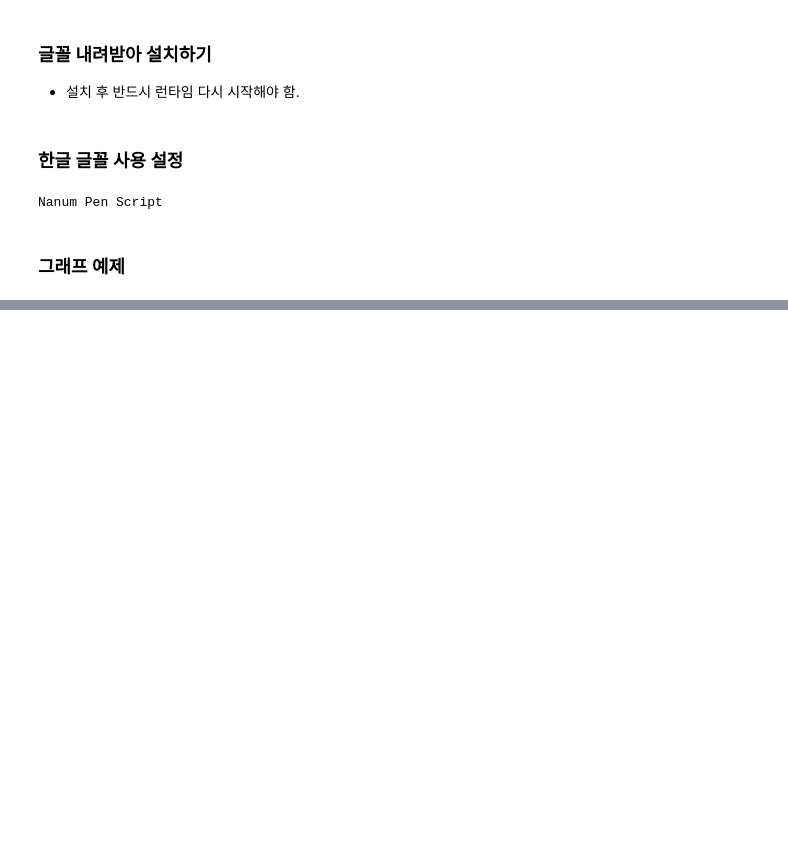
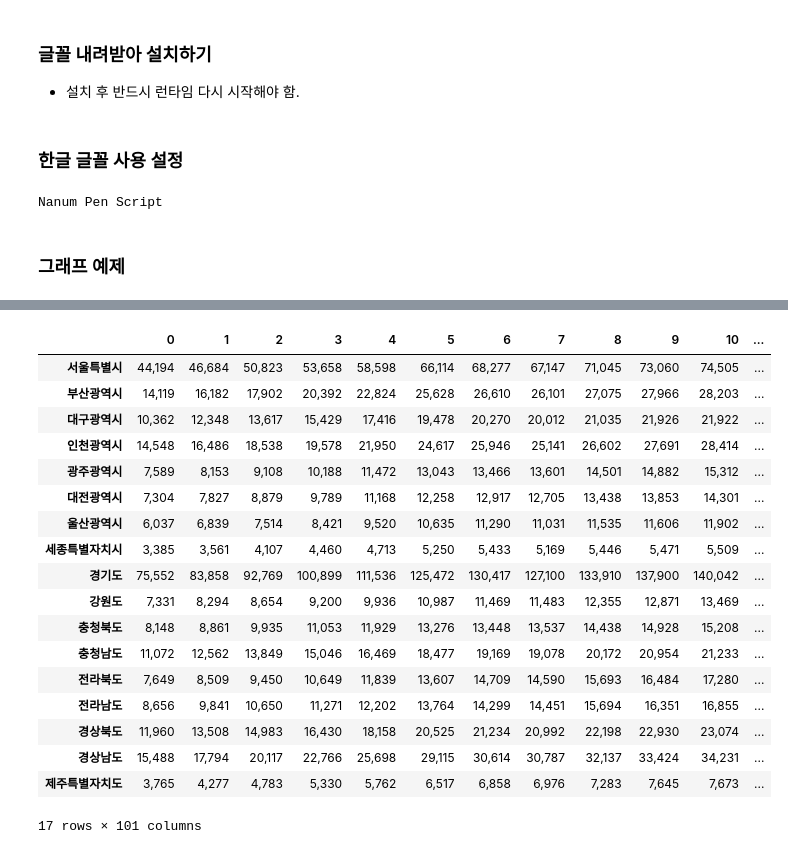
Before and after one commit to hvyrain/pythonall, a Jupyter notebook: korean_fonts_google_notofonts.ipynb, the cells around one changed output, grey strips where cells are left out. Drawn from its saved outputs; the diff is of its cells as text; code cells hidden in the pictures; blank space fills up the shorter version.

```diff
--- a/korean_fonts_google_notofonts.ipynb
+++ b/korean_fonts_google_notofonts.ipynb
@@ -66,0 +134,36 @@ plt.show()
+# %%
+df = pd.read_csv('age-utf8.csv')
+df = df.set_index('행정구역')
+# 광역시도만 가져온다.
+df = df[df.index.str.contains('00000000')]
+# 행색인을 행정구역에서 (000...)을 제외한 문자열로 지정
+df.index = map(lambda x: str(x).split(' ')[0], df.index)
+# 인구 합계 제외
+df = df.iloc[:, 2:]
+# 열 명을 숫자로 변경
+col = list(range(101))
+df.columns = col
+# 세자리 콤마 출력을 위해 변경
+df = df.astype(float)
+pd.options.display.float_format = '{:,.0f}'.format
+df
+# %% [output]
+|  | 0 | 1 | 2 | 3 | 4 | 5 | 6 | 7 | 8 | 9 | 10 | ... |
+| 서울특별시 | 44,194 | 46,684 | 50,823 | 53,658 | 58,598 | 66,114 | 68,277 | 67,147 | 71,045 | 73,060 | 74,505 | ... |
+| 부산광역시 | 14,119 | 16,182 | 17,902 | 20,392 | 22,824 | 25,628 | 26,610 | 26,101 | 27,075 | 27,966 | 28,203 | ... |
+| 대구광역시 | 10,362 | 12,348 | 13,617 | 15,429 | 17,416 | 19,478 | 20,270 | 20,012 | 21,035 | 21,926 | 21,922 | ... |
+| 인천광역시 | 14,548 | 16,486 | 18,538 | 19,578 | 21,950 | 24,617 | 25,946 | 25,141 | 26,602 | 27,691 | 28,414 | ... |
+| 광주광역시 | 7,589 | 8,153 | 9,108 | 10,188 | 11,472 | 13,043 | 13,466 | 13,601 | 14,501 | 14,882 | 15,312 | ... |
+| 대전광역시 | 7,304 | 7,827 | 8,879 | 9,789 | 11,168 | 12,258 | 12,917 | 12,705 | 13,438 | 13,853 | 14,301 | ... |
+| 울산광역시 | 6,037 | 6,839 | 7,514 | 8,421 | 9,520 | 10,635 | 11,290 | 11,031 | 11,535 | 11,606 | 11,902 | ... |
+| 세종특별자치시 | 3,385 | 3,561 | 4,107 | 4,460 | 4,713 | 5,250 | 5,433 | 5,169 | 5,446 | 5,471 | 5,509 | ... |
+| 경기도 | 75,552 | 83,858 | 92,769 | 100,899 | 111,536 | 125,472 | 130,417 | 127,100 | 133,910 | 137,900 | 140,042 | ... |
+| 강원도 | 7,331 | 8,294 | 8,654 | 9,200 | 9,936 | 10,987 | 11,469 | 11,483 | 12,355 | 12,871 | 13,469 | ... |
+| 충청북도 | 8,148 | 8,861 | 9,935 | 11,053 | 11,929 | 13,276 | 13,448 | 13,537 | 14,438 | 14,928 | 15,208 | ... |
+| 충청남도 | 11,072 | 12,562 | 13,849 | 15,046 | 16,469 | 18,477 | 19,169 | 19,078 | 20,172 | 20,954 | 21,233 | ... |
+| 전라북도 | 7,649 | 8,509 | 9,450 | 10,649 | 11,839 | 13,607 | 14,709 | 14,590 | 15,693 | 16,484 | 17,280 | ... |
+| 전라남도 | 8,656 | 9,841 | 10,650 | 11,271 | 12,202 | 13,764 | 14,299 | 14,451 | 15,694 | 16,351 | 16,855 | ... |
+| 경상북도 | 11,960 | 13,508 | 14,983 | 16,430 | 18,158 | 20,525 | 21,234 | 20,992 | 22,198 | 22,930 | 23,074 | ... |
+| 경상남도 | 15,488 | 17,794 | 20,117 | 22,766 | 25,698 | 29,115 | 30,614 | 30,787 | 32,137 | 33,424 | 34,231 | ... |
+| 제주특별자치도 | 3,765 | 4,277 | 4,783 | 5,330 | 5,762 | 6,517 | 6,858 | 6,976 | 7,283 | 7,645 | 7,673 | ... |
+17 rows × 101 columns
```
Also changed, not shown: parts of 13 cells of this notebook.
